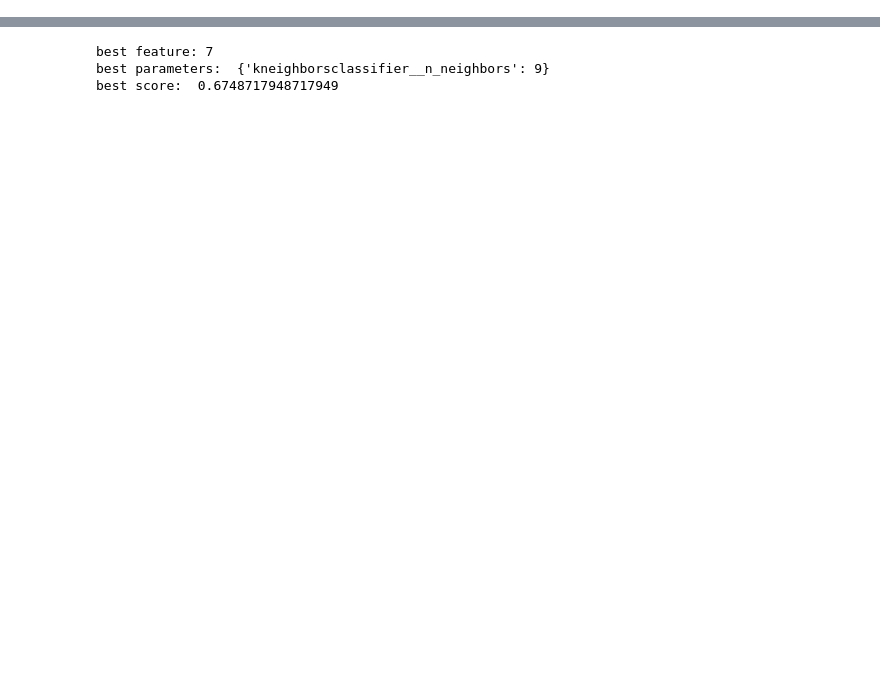
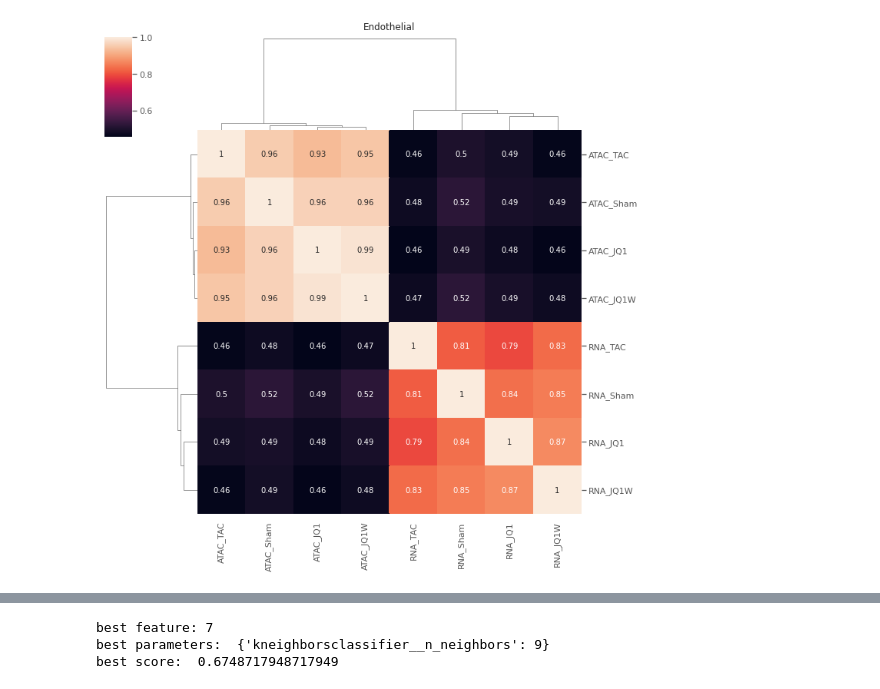
Before and after one commit to code-s-witch/Pollard-Lab, a Jupyter notebook: combined_replicates_cellType_specific.ipynb, the cells around one changed output, grey strips where cells are left out. Saved outputs shown, nothing was run; the diff lists cells and outputs as text; code cells hidden in the pictures; blank space fills up the shorter version.

```diff
--- a/combined_replicates_cellType_specific.ipynb
+++ b/combined_replicates_cellType_specific.ipynb
@@ -857,0 +300,8 @@ plt.colorbar()
+# %%
+cluster = sns.clustermap(corr_matrix_endo, annot=True)
+cluster.ax_col_dendrogram.set_title("Endothelial", fontsize=12)
+figure3 = "clustermap"
+filename3 = figure3 + '_' + exp + '_'+ cell + img_format
+cluster.savefig('../../../data/projects/morin/plots/high_res_plots/'+filename3,bbox_inches='tight', dpi =300)
+# %% [output]
+[figure, added]
```
Also changed, not shown: parts of 51 cells of this notebook.
